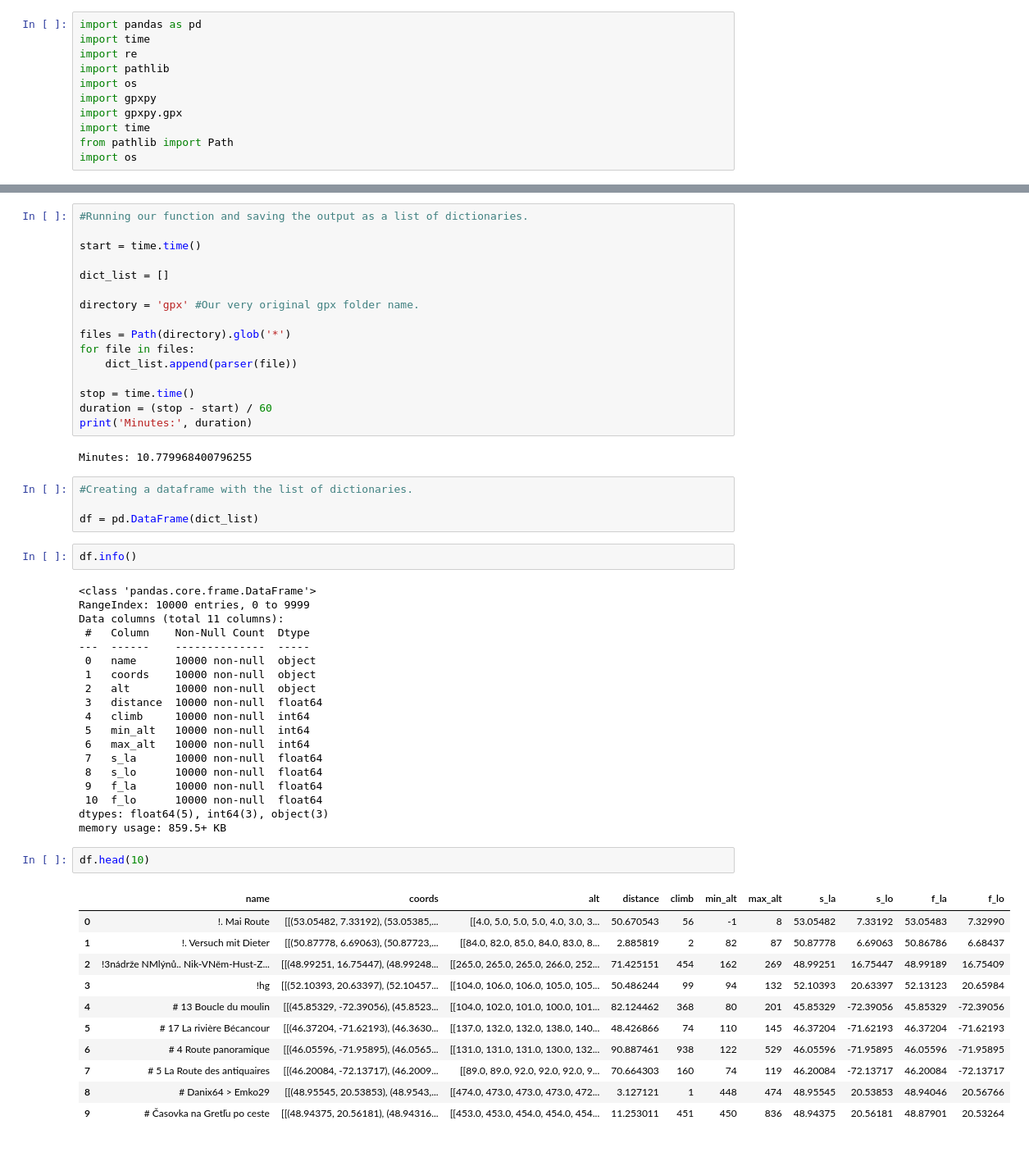
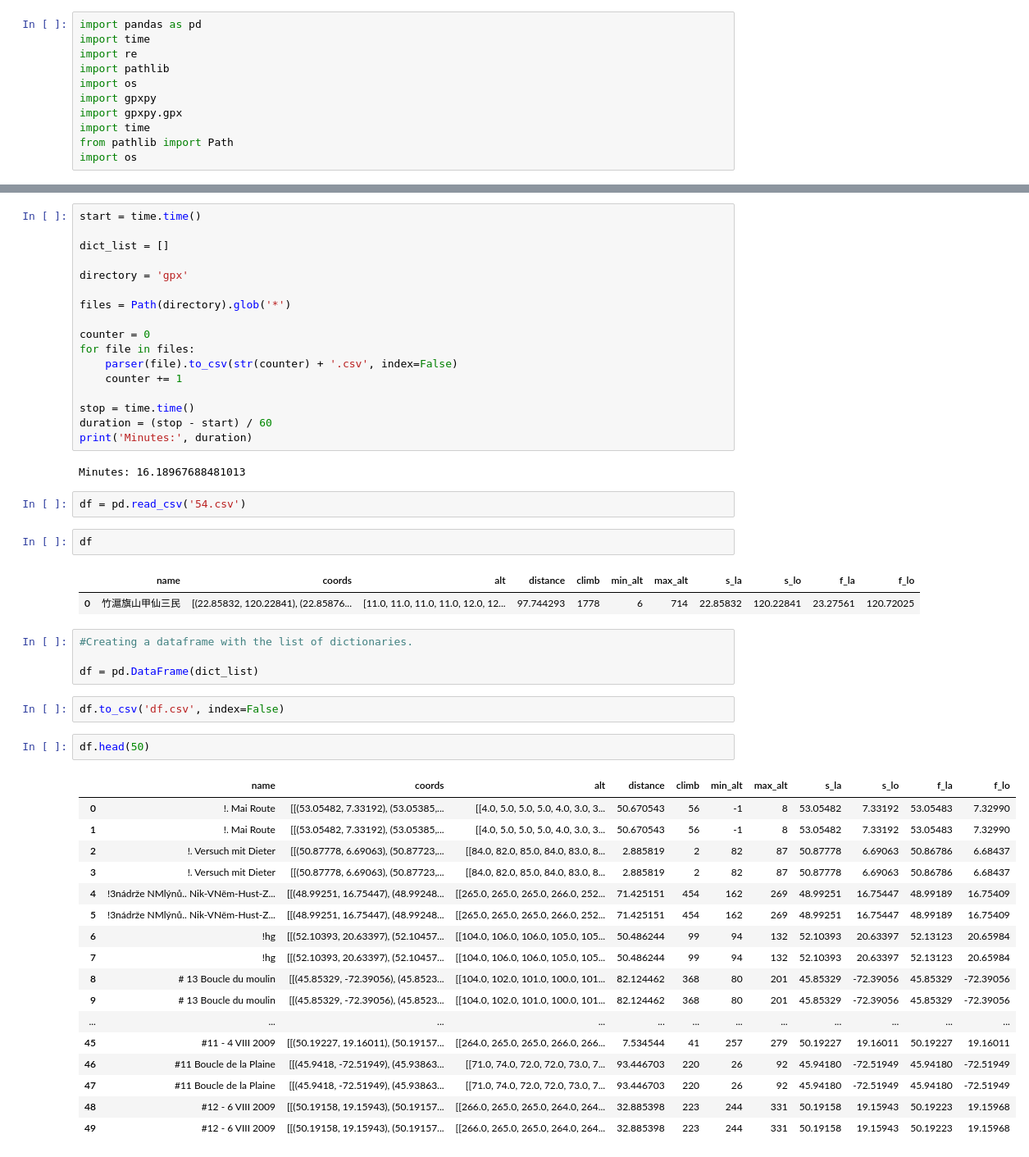
Before and after one commit to x-esteban/Universal-gpx-parser, a Jupyter notebook: main.ipynb, the cells around one changed output, grey strips where cells are left out. Shown at 82% size. Drawn from its saved outputs; the diff is of its cells as text.

```diff
--- a/main.ipynb
+++ b/main.ipynb
@@ -42,59 +43,54 @@ def parser(file):
     except:
         pass
 # %%
-#Running our function and saving the output as a list of dictionaries.
-
 start = time.time()
 
 dict_list = []
 
-directory = 'gpx' #Our very original gpx folder name.
+directory = 'gpx'
 
 files = Path(directory).glob('*')
+
+counter = 0
 for file in files:
-    dict_list.append(parser(file))
+    parser(file).to_csv(str(counter) + '.csv', index=False)
+    counter += 1
 
 stop = time.time()
 duration = (stop - start) / 60
 print('Minutes:', duration)
 # %% [output]
-Minutes: 10.779968400796255
+Minutes: 16.18967688481013
+# %%
+df = pd.read_csv('54.csv')
+# %%
+df
+# %% [output]
+|  | name | coords | alt | distance | climb | min_alt | max_alt | s_la | s_lo | f_la | f_lo |
+| 0 | 竹滬旗山甲仙三民 | [(22.85832, 120.22841), (22.85876... | [11.0, 11.0, 11.0, 11.0, 12.0, 12... | 97.744293 | 1778 | 6 | 714 | 22.85832 | 120.22841 | 23.27561 | 120.72025 |
 # %%
 #Creating a dataframe with the list of dictionaries.
 
 df = pd.DataFrame(dict_list)
-# %%
-df.info()
-# %% [output]
-<class 'pandas.core.frame.DataFrame'>
-RangeIndex: 10000 entries, 0 to 9999
-Data columns (total 11 columns):
- #   Column    Non-Null Count  Dtype
----  ------    --------------  -----
- 0   name      10000 non-null  object
- 1   coords    10000 non-null  object
- 2   alt       10000 non-null  object
- 3   distance  10000 non-null  float64
- 4   climb     10000 non-null  int64
- 5   min_alt   10000 non-null  int64
- 6   max_alt   10000 non-null  int64
- 7   s_la      10000 non-null  float64
- 8   s_lo      10000 non-null  float64
- 9   f_la      10000 non-null  float64
- 10  f_lo      10000 non-null  float64
-dtypes: float64(5), int64(3), object(3)
-memory usage: 859.5+ KB
+# %%
+df.to_csv('df.csv', index=False)
 # %%
-df.head(10)
+df.head(50)
 # %% [output]
 |  | name | coords | alt | distance | climb | min_alt | max_alt | s_la | s_lo | f_la | f_lo |
 | 0 | !. Mai Route | [[(53.05482, 7.33192), (53.05385,... | [[4.0, 5.0, 5.0, 5.0, 4.0, 3.0, 3... | 50.670543 | 56 | -1 | 8 | 53.05482 | 7.33192 | 53.05483 | 7.32990 |
-| 1 | !. Versuch mit Dieter | [[(50.87778, 6.69063), (50.87723,... | [[84.0, 82.0, 85.0, 84.0, 83.0, 8... | 2.885819 | 2 | 82 | 87 | 50.87778 | 6.69063 | 50.86786 | 6.68437 |
-| 2 | !3nádrže NMlýnů.. Nik-VNěm-Hust-Z... | [[(48.99251, 16.75447), (48.99248... | [[265.0, 265.0, 265.0, 266.0, 252... | 71.425151 | 454 | 162 | 269 | 48.99251 | 16.75447 | 48.99189 | 16.75409 |
-| 3 | !hg | [[(52.10393, 20.63397), (52.10457... | [[104.0, 106.0, 106.0, 105.0, 105... | 50.486244 | 99 | 94 | 132 | 52.10393 | 20.63397 | 52.13123 | 20.65984 |
-| 4 | # 13 Boucle du moulin | [[(45.85329, -72.39056), (45.8523... | [[104.0, 102.0, 101.0, 100.0, 101... | 82.124462 | 368 | 80 | 201 | 45.85329 | -72.39056 | 45.85329 | -72.39056 |
-| 5 | # 17 La rivière Bécancour | [[(46.37204, -71.62193), (46.3630... | [[137.0, 132.0, 132.0, 138.0, 140... | 48.426866 | 74 | 110 | 145 | 46.37204 | -71.62193 | 46.37204 | -71.62193 |
-| 6 | # 4 Route panoramique | [[(46.05596, -71.95895), (46.0565... | [[131.0, 131.0, 131.0, 130.0, 132... | 90.887461 | 938 | 122 | 529 | 46.05596 | -71.95895 | 46.05596 | -71.95895 |
-| 7 | # 5 La Route des antiquaires | [[(46.20084, -72.13717), (46.2009... | [[89.0, 89.0, 92.0, 92.0, 92.0, 9... | 70.664303 | 160 | 74 | 119 | 46.20084 | -72.13717 | 46.20084 | -72.13717 |
-| 8 | # Danix64 > Emko29 | [[(48.95545, 20.53853), (48.9543,... | [[474.0, 473.0, 473.0, 473.0, 472... | 3.127121 | 1 | 448 | 474 | 48.95545 | 20.53853 | 48.94046 | 20.56766 |
-| 9 | # Časovka na Gretľu po ceste | [[(48.94375, 20.56181), (48.94316... | [[453.0, 453.0, 454.0, 454.0, 454... | 11.253011 | 451 | 450 | 836 | 48.94375 | 20.56181 | 48.87901 | 20.53264 |
+| 1 | !. Mai Route | [[(53.05482, 7.33192), (53.05385,... | [[4.0, 5.0, 5.0, 5.0, 4.0, 3.0, 3... | 50.670543 | 56 | -1 | 8 | 53.05482 | 7.33192 | 53.05483 | 7.32990 |
+| 2 | !. Versuch mit Dieter | [[(50.87778, 6.69063), (50.87723,... | [[84.0, 82.0, 85.0, 84.0, 83.0, 8... | 2.885819 | 2 | 82 | 87 | 50.87778 | 6.69063 | 50.86786 | 6.68437 |
+| 3 | !. Versuch mit Dieter | [[(50.87778, 6.69063), (50.87723,... | [[84.0, 82.0, 85.0, 84.0, 83.0, 8... | 2.885819 | 2 | 82 | 87 | 50.87778 | 6.69063 | 50.86786 | 6.68437 |
+| 4 | !3nádrže NMlýnů.. Nik-VNěm-Hust-Z... | [[(48.99251, 16.75447), (48.99248... | [[265.0, 265.0, 265.0, 266.0, 252... | 71.425151 | 454 | 162 | 269 | 48.99251 | 16.75447 | 48.99189 | 16.75409 |
+| 5 | !3nádrže NMlýnů.. Nik-VNěm-Hust-Z... | [[(48.99251, 16.75447), (48.99248... | [[265.0, 265.0, 265.0, 266.0, 252... | 71.425151 | 454 | 162 | 269 | 48.99251 | 16.75447 | 48.99189 | 16.75409 |
+| 6 | !hg | [[(52.10393, 20.63397), (52.10457... | [[104.0, 106.0, 106.0, 105.0, 105... | 50.486244 | 99 | 94 | 132 | 52.10393 | 20.63397 | 52.13123 | 20.65984 |
+| 7 | !hg | [[(52.10393, 20.63397), (52.10457... | [[104.0, 106.0, 106.0, 105.0, 105... | 50.486244 | 99 | 94 | 132 | 52.10393 | 20.63397 | 52.13123 | 20.65984 |
+| 8 | # 13 Boucle du moulin | [[(45.85329, -72.39056), (45.8523... | [[104.0, 102.0, 101.0, 100.0, 101... | 82.124462 | 368 | 80 | 201 | 45.85329 | -72.39056 | 45.85329 | -72.39056 |
+| 9 | # 13 Boucle du moulin | [[(45.85329, -72.39056), (45.8523... | [[104.0, 102.0, 101.0, 100.0, 101... | 82.124462 | 368 | 80 | 201 | 45.85329 | -72.39056 | 45.85329 | -72.39056 |
+| ... | ... | ... | ... | ... | ... | ... | ... | ... | ... | ... | ... |
+| 45 | #11 - 4 VIII 2009 | [[(50.19227, 19.16011), (50.19157... | [[264.0, 265.0, 265.0, 266.0, 266... | 7.534544 | 41 | 257 | 279 | 50.19227 | 19.16011 | 50.19227 | 19.16011 |
+| 46 | #11 Boucle de la Plaine | [[(45.9418, -72.51949), (45.93863... | [[71.0, 74.0, 72.0, 72.0, 73.0, 7... | 93.446703 | 220 | 26 | 92 | 45.94180 | -72.51949 | 45.94180 | -72.51949 |
+| 47 | #11 Boucle de la Plaine | [[(45.9418, -72.51949), (45.93863... | [[71.0, 74.0, 72.0, 72.0, 73.0, 7... | 93.446703 | 220 | 26 | 92 | 45.94180 | -72.51949 | 45.94180 | -72.51949 |
+| 48 | #12 - 6 VIII 2009 | [[(50.19158, 19.15943), (50.19157... | [[266.0, 265.0, 265.0, 264.0, 264... | 32.885398 | 223 | 244 | 331 | 50.19158 | 19.15943 | 50.19223 | 19.15968 |
+| 49 | #12 - 6 VIII 2009 | [[(50.19158, 19.15943), (50.19157... | [[266.0, 265.0, 265.0, 264.0, 264... | 32.885398 | 223 | 244 | 331 | 50.19158 | 19.15943 | 50.19223 | 19.15968 |
```
Also changed, not shown: parts of 1 cell of this notebook.
